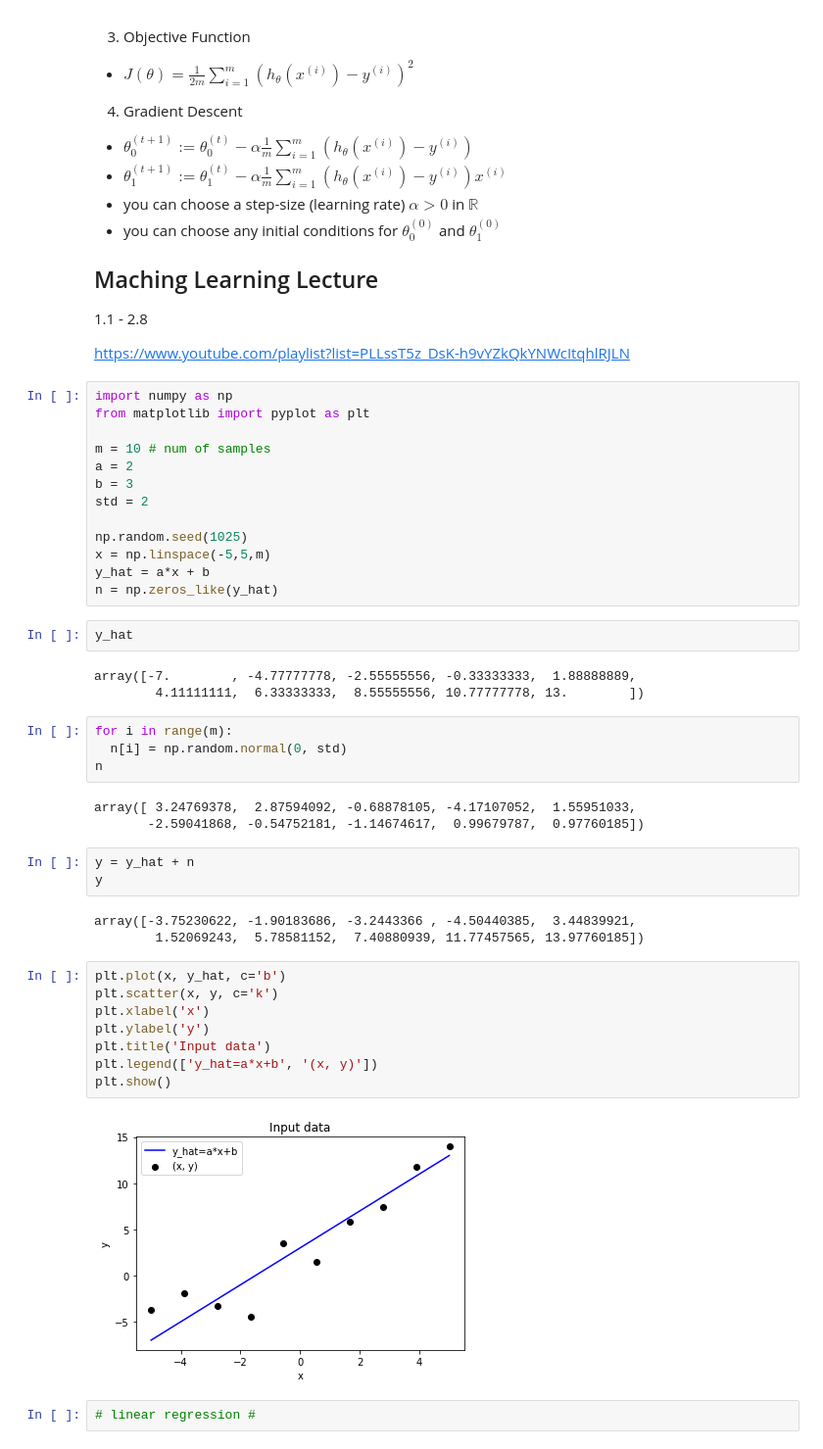
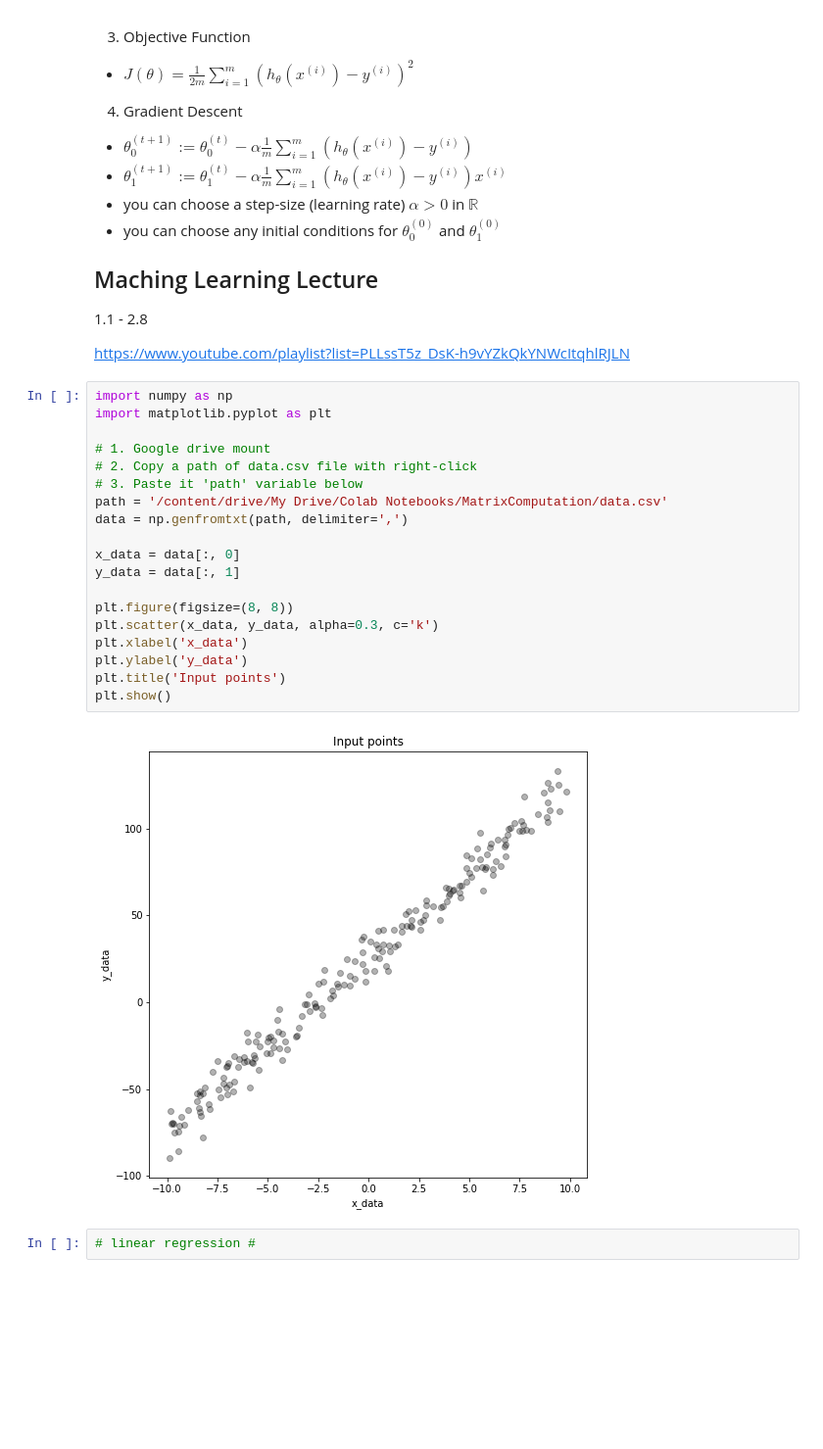
Before and after one commit to SuhyeonHa/MatrixComputation, a Jupyter notebook: Assignment03.ipynb, the cells around one changed output. Shown at 98% size. Cells and saved outputs as stored; diff of their text form; blank space fills up the shorter version.

Commit message:
Plot a set of points that is loaded from 'data.csv' file

```diff
--- a/Assignment03.ipynb
+++ b/Assignment03.ipynb
@@ -29,46 +29,26 @@
 1.1 - 2.8
 
 https://www.youtube.com/playlist?list=PLLssT5z_DsK-h9vYZkQkYNWcItqhlRJLN
-# %%
-import numpy as np
-from matplotlib import pyplot as plt
-
-m = 10 # num of samples
-a = 2
-b = 3
-std = 2
-
-np.random.seed(1025)
-x = np.linspace(-5,5,m)
-y_hat = a*x + b
-n = np.zeros_like(y_hat)
-# %%
-y_hat
-# %% [output]
-array([-7.        , -4.77777778, -2.55555556, -0.33333333,  1.88888889,
-        4.11111111,  6.33333333,  8.55555556, 10.77777778, 13.        ])
-# %%
-for i in range(m):
-  n[i] = np.random.normal(0, std)
-n
-# %% [output]
-array([ 3.24769378,  2.87594092, -0.68878105, -4.17107052,  1.55951033,
-       -2.59041868, -0.54752181, -1.14674617,  0.99679787,  0.97760185])
-# %%
-y = y_hat + n
-y
-# %% [output]
-array([-3.75230622, -1.90183686, -3.2443366 , -4.50440385,  3.44839921,
-        1.52069243,  5.78581152,  7.40880939, 11.77457565, 13.97760185])
-# %%
-plt.plot(x, y_hat, c='b')
-plt.scatter(x, y, c='k')
-plt.xlabel('x')
-plt.ylabel('y')
-plt.title('Input data')
-plt.legend(['y_hat=a*x+b', '(x, y)'])
-plt.show()
-# %% [output]
-[figure, removed]
+# %%
+import numpy as np
+import matplotlib.pyplot as plt
+
+# 1. Google drive mount
+# 2. Copy a path of data.csv file with right-click
+# 3. Paste it 'path' variable below
+path = '/content/drive/My Drive/Colab Notebooks/MatrixComputation/data.csv'
+data = np.genfromtxt(path, delimiter=',')
+
+x_data = data[:, 0]
+y_data = data[:, 1]
+
+plt.figure(figsize=(8, 8))
+plt.scatter(x_data, y_data, alpha=0.3, c='k')
+plt.xlabel('x_data')
+plt.ylabel('y_data')
+plt.title('Input points')
+plt.show()
+# %% [output]
+[figure, added]
 # %%
 # linear regression #
```
Also changed, not shown: parts of 7 cells of this notebook.
